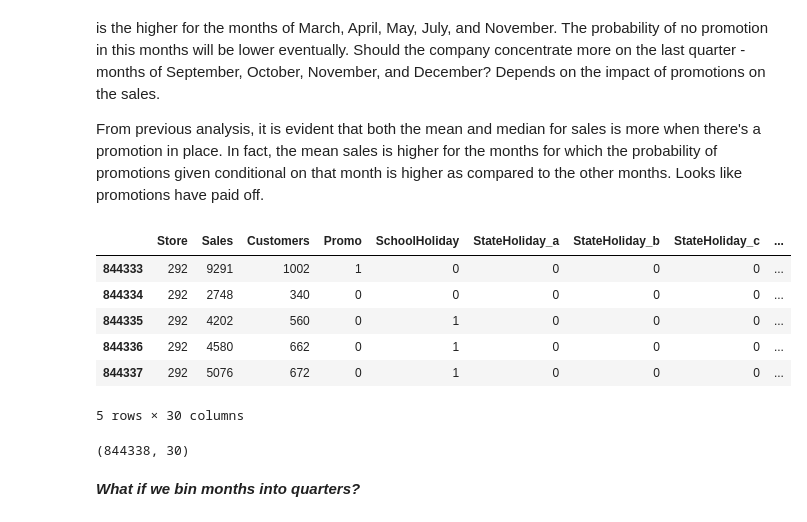
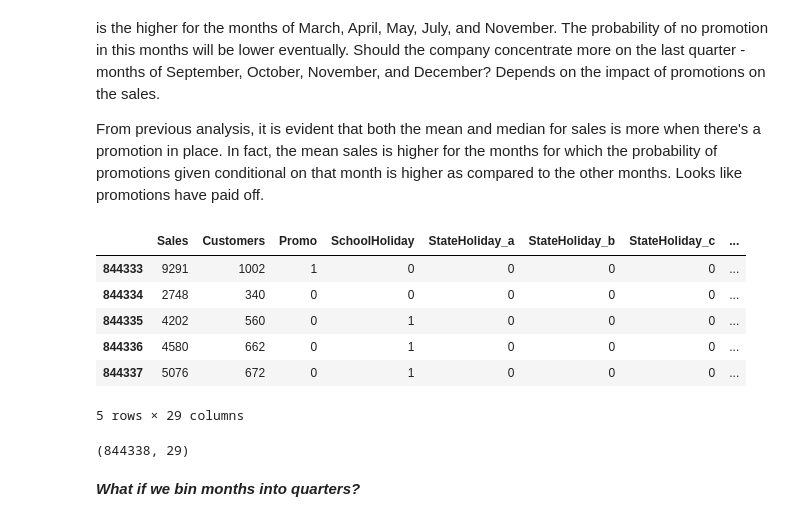
Before and after one commit to ritiknayakzz/Rossmann-Sales-Prediction-Regression-Project, a Jupyter notebook: Regression_Capstone_Project_(Rossmann_Sales_Prediction)_Ritik_Prakash_Nayak.ipynb, the cells around one changed output. Cells and saved outputs as stored; diff of their text form; code cells hidden in the pictures.

```diff
--- a/Regression_Capstone_Project_(Rossmann_Sales_Prediction)_Ritik_Prakash_Nayak.ipynb
+++ b/Regression_Capstone_Project_(Rossmann_Sales_Prediction)_Ritik_Prakash_Nayak.ipynb
@@ -1356,20 +1366,21 @@ From previous analysis, it is evident that both the mean and median for sales is
 # %%
 ## Merging the two dataframes now
 
 df = pd.merge(df, stores, on = "Store")
+df.drop('Store', axis = 1, inplace = True)
 df.tail()
 # %% [output]
-|  | Store | Sales | Customers | Promo | SchoolHoliday | StateHoliday_a | StateHoliday_b | StateHoliday_c | ... |
-| 844333 | 292 | 9291 | 1002 | 1 | 0 | 0 | 0 | 0 | ... |
-| 844334 | 292 | 2748 | 340 | 0 | 0 | 0 | 0 | 0 | ... |
-| 844335 | 292 | 4202 | 560 | 0 | 1 | 0 | 0 | 0 | ... |
-| 844336 | 292 | 4580 | 662 | 0 | 1 | 0 | 0 | 0 | ... |
-| 844337 | 292 | 5076 | 672 | 0 | 1 | 0 | 0 | 0 | ... |
+|  | Sales | Customers | Promo | SchoolHoliday | StateHoliday_a | StateHoliday_b | StateHoliday_c | ... |
+| 844333 | 9291 | 1002 | 1 | 0 | 0 | 0 | 0 | ... |
+| 844334 | 2748 | 340 | 0 | 0 | 0 | 0 | 0 | ... |
+| 844335 | 4202 | 560 | 0 | 1 | 0 | 0 | 0 | ... |
+| 844336 | 4580 | 662 | 0 | 1 | 0 | 0 | 0 | ... |
+| 844337 | 5076 | 672 | 0 | 1 | 0 | 0 | 0 | ... |
-5 rows × 30 columns
+5 rows × 29 columns
 # %%
 df.shape
 # %% [output]
-(844338, 30)
+(844338, 29)
 # %% [markdown]
 ***What if we bin months into quarters?***
 # %% [markdown]
```
Also changed, not shown: parts of 28 cells of this notebook.
